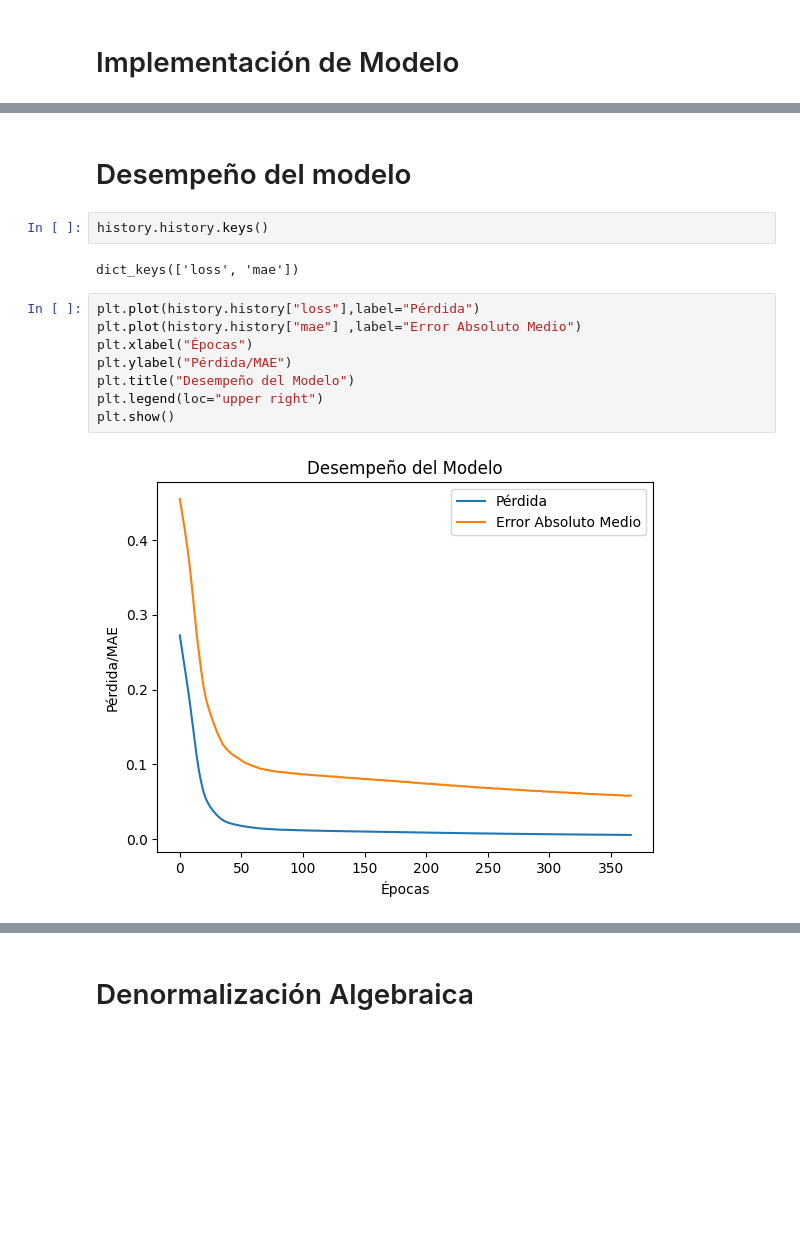
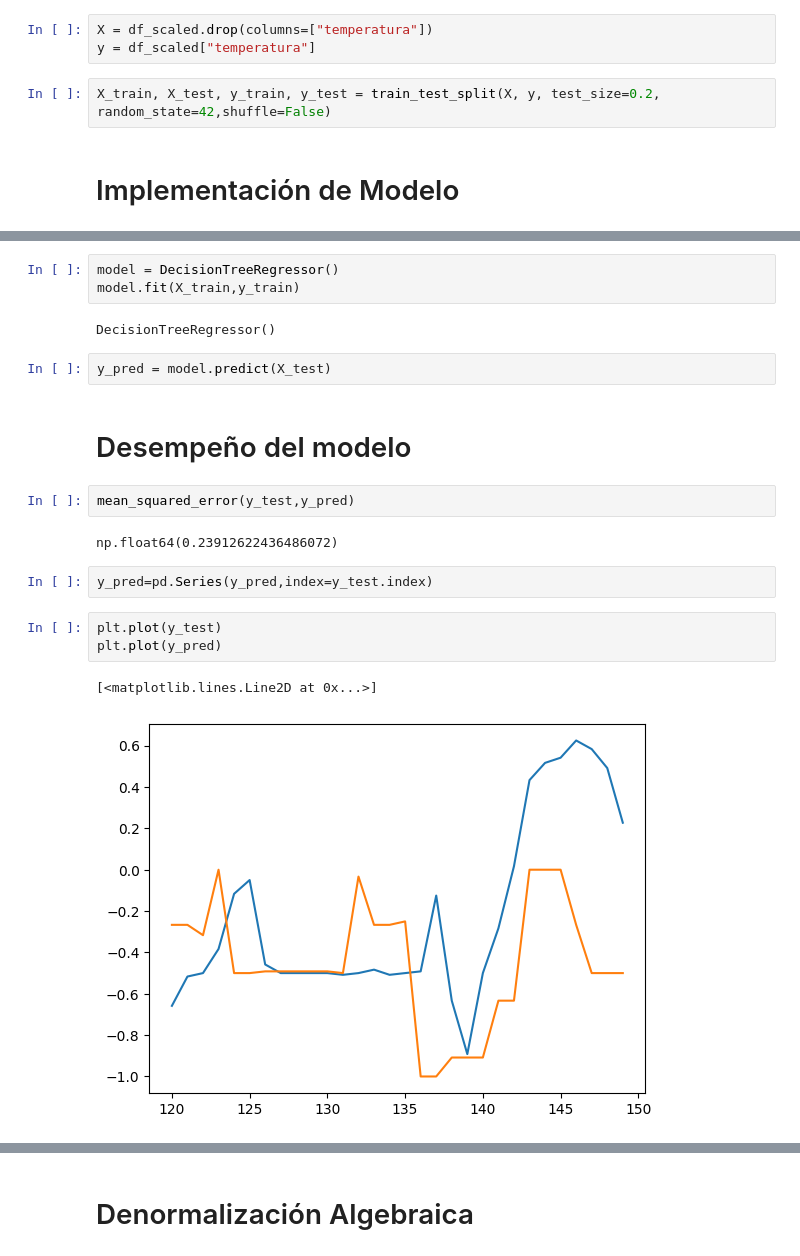
Before and after one commit to njpd57/Solemne-3-Microprocesadores, a Jupyter notebook: src/notebook.ipynb, the cells around one changed output, grey strips where cells are left out. Saved outputs shown, nothing was run; the diff lists cells and outputs as text; blank space fills up the shorter version.

Commit message:
Implementación Modelo y GithubActions

```diff
--- a/src/notebook.ipynb
+++ b/src/notebook.ipynb
@@ -320,3 +304,8 @@ print(X_test.shape,y_test.shape)
+# %%
+X = df_scaled.drop(columns=["temperatura"])
+y = df_scaled["temperatura"]
+# %%
+X_train, X_test, y_train, y_test = train_test_split(X, y, test_size=0.2, random_state=42,shuffle=False)
 # %% [markdown]
 # Implementación de Modelo
 # %%
@@ -391,16 +314,21 @@ Epoch 367/2000
+# %%
+model = DecisionTreeRegressor()
+model.fit(X_train,y_train)
+# %% [output]
+DecisionTreeRegressor()
+# %%
+y_pred = model.predict(X_test)
 # %% [markdown]
 # Desempeño del modelo
 # %%
-history.history.keys()
+mean_squared_error(y_test,y_pred)
 # %% [output]
-dict_keys(['loss', 'mae'])
+np.float64(0.23912622436486072)
+# %%
+y_pred=pd.Series(y_pred,index=y_test.index)
 # %%
-plt.plot(history.history["loss"],label="Pérdida")
-plt.plot(history.history["mae"] ,label="Error Absoluto Medio")
-plt.xlabel("Épocas")
-plt.ylabel("Pérdida/MAE")
-plt.title("Desempeño del Modelo")
-plt.legend(loc="upper right")
-plt.show()
+plt.plot(y_test)
+plt.plot(y_pred)
 # %% [output]
+[<matplotlib.lines.Line2D at 0x...>]
-[figure, old version]
+[figure, new version]
```
Also changed, not shown: parts of 43 cells of this notebook, 23 other files.
